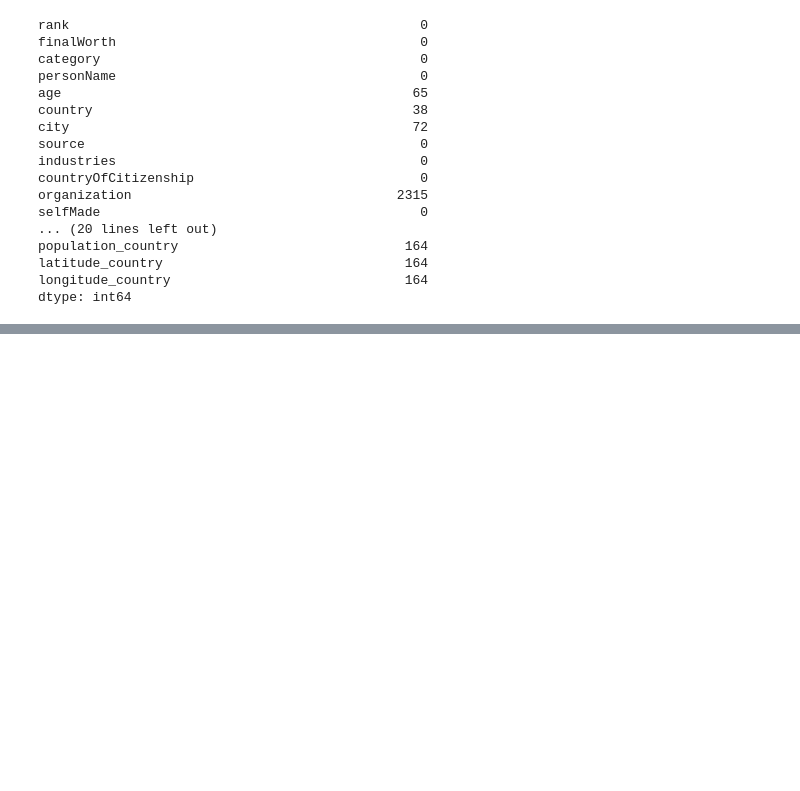
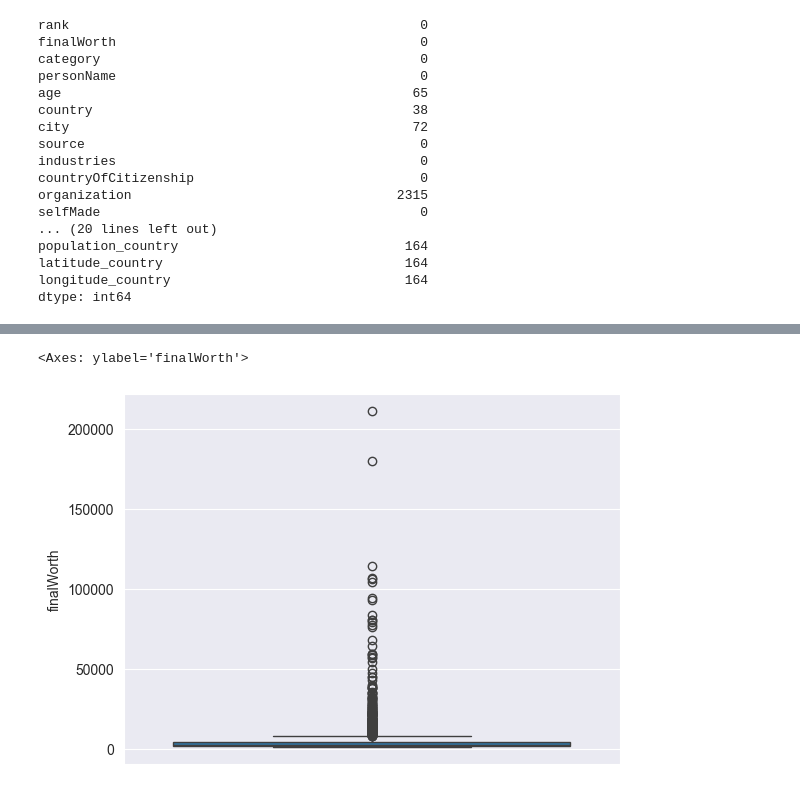
Before and after one commit to RoGellert/python_r_ds_de_projects, a Jupyter notebook: Billionaires/Billionaires_exploratory_analysis.ipynb, the cells around one changed output, grey strips where cells are left out. Cells and saved outputs as stored; diff of their text form; code cells hidden in the pictures; blank space fills up the shorter version.

```diff
--- a/Billionaires/Billionaires_exploratory_analysis.ipynb
+++ b/Billionaires/Billionaires_exploratory_analysis.ipynb
@@ -77,0 +81,5 @@ billionaires_df.describe()
+# %%
+sb.boxplot(data=billionaires_df['finalWorth'])
+# %% [output]
+<Axes: ylabel='finalWorth'>
+[figure, added]
```
Also changed, not shown: parts of 8 cells of this notebook.
